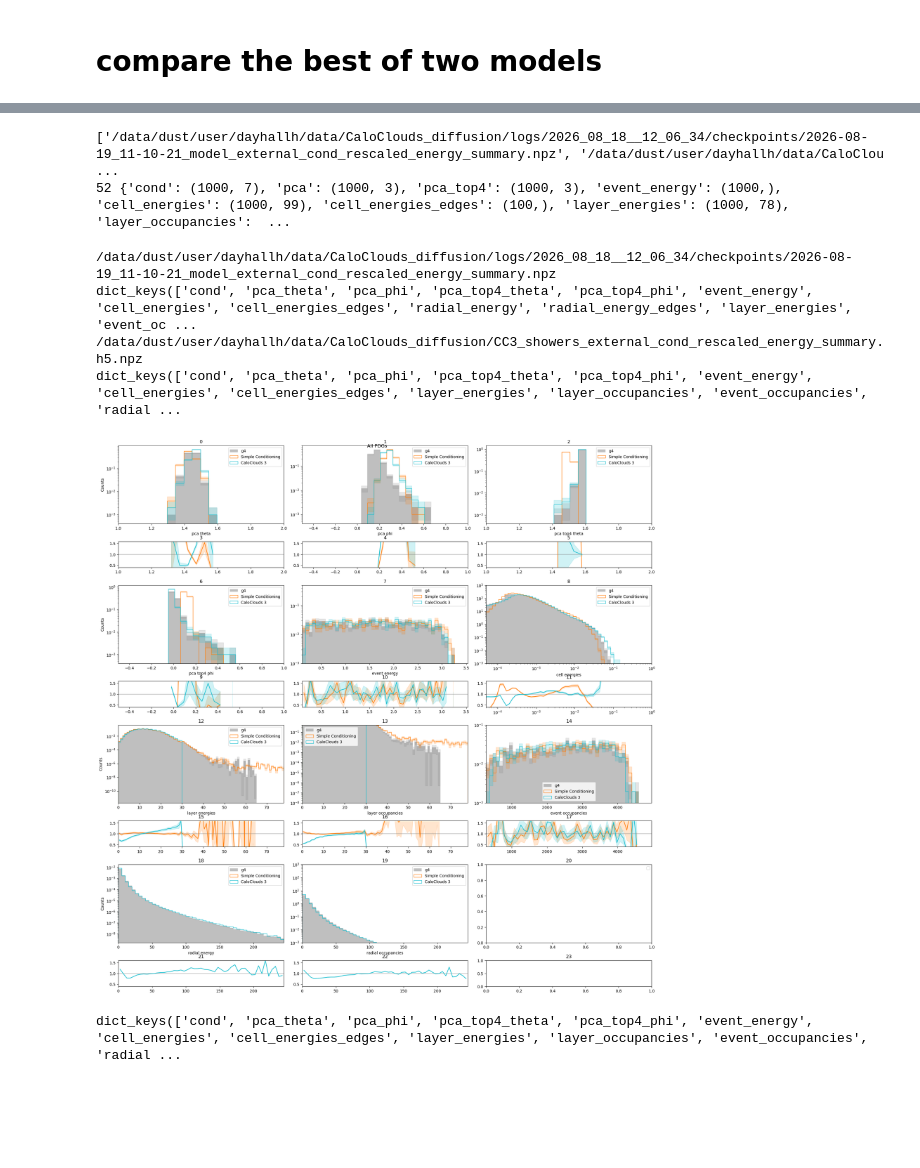
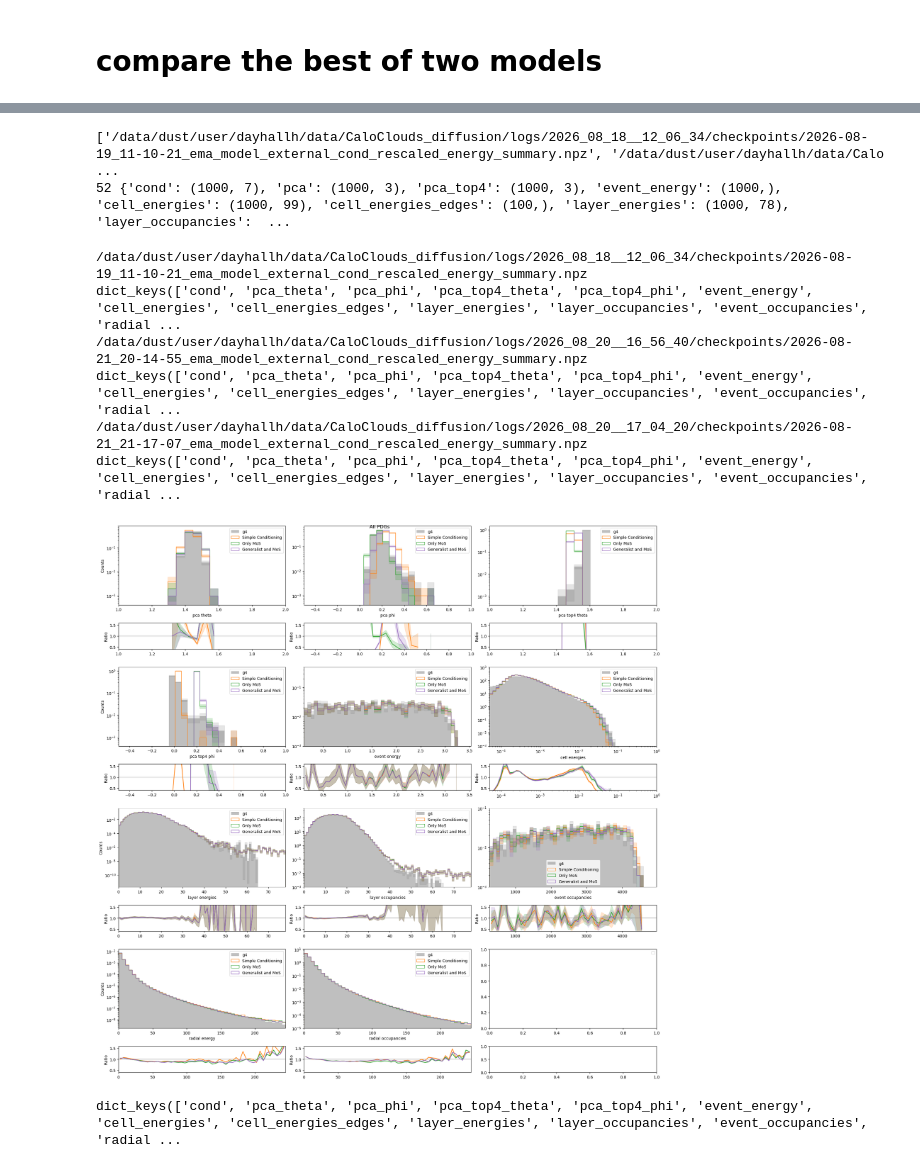
Before and after one commit to HenryDayHall/CaloCloudi, a Jupyter notebook: scripts/compare-summary.ipynb, the cells around one changed output, grey strips where cells are left out. Saved outputs shown, nothing was run; the diff lists cells and outputs as text; code cells hidden in the pictures; blank space fills up the shorter version.

```diff
--- a/scripts/compare-summary.ipynb
+++ b/scripts/compare-summary.ipynb
@@ -32,26 +33,41 @@ log_dir2 = "/data/dust/user/dayhallh/data/CaloClouds_diffusion/logs/2026_08_18__
 # new moe/mos
 log_dir3 =  "/data/dust/user/dayhallh/data/CaloClouds_diffusion/logs/2026_08_20__17_04_20/"  # working
 log_dir4 =  "/data/dust/user/dayhallh/data/CaloClouds_diffusion/logs/2026_08_19__22_38_22/"  # working
-log_dir5 =  "/data/dust/user/dayhallh/data/CaloClouds_diffusion/logs/2026_08_20__16_56_40/"  # not working
+log_dir5 =  "/data/dust/user/dayhallh/data/CaloClouds_diffusion/logs/2026_08_20__16_56_40/"  # working
 log_dir6 =  "/data/dust/user/dayhallh/data/CaloClouds_diffusion/logs/2026_08_19__22_43_47/"  # working
 
-logs_to_compare = [log_dir2]
+#logs_to_compare = [log_dir2, log_dir5]
 #logs_to_compare = [log_dir2, log_dir4, log_dir6]
+logs_to_compare = [log_dir2, log_dir5, log_dir3] # not done yet
+show_cc3 = False
+use_ema = True
 
 #summary_suffix = "_summary.npz"
 #summary_suffix = "_rescaled_energy_summary.npz"
 summary_suffix = "_external_cond_rescaled_energy_summary.npz"
 best_records = []
 infos = []
+save_name = "Compare"
+
+if use_ema:
+    save_name += "_emas"
+if show_cc3:
+    save_name += "_CC3"
 for log_dir in logs_to_compare:
     if not os.path.exists(log_dir):
         print(f"Can't find {log_dir}")
     info = os.path.basename(glob.glob(os.path.join(log_dir, "_a_*"))[0])[3:].replace("_", " ")
     infos.append(info)
+    print(info)
+    comp_name = pretty_names[info].replace(" ", "")
+    save_name += "_" + comp_name
     best_record = os.path.join(log_dir, "last_best_seen.txt")
     if os.path.exists(best_record):
         with open(best_record, 'r') as ff:
             best_model_path = ff.read().strip()
+        if use_ema:
+            best_model_path = best_model_path.replace("model", "ema_model")
+
         print(f"The best checkpoint is {best_model_path}")
     else:
         print(f"Can't see a {best_record}, consider running scripts/generate_summary_plots_best.py")
@@ -67,4 +83,7 @@ for level in ["data", "cells"]:
             display(Image(filename=f'{model_path[:-3]}_{level}_{event_index}.png'))
         except FileNotFoundError:
             continue
+
+save_base = os.path.join(img_dir, save_name)
+print(save_base)
 # %% [output]
@@ -82,9 +105,10 @@ ref_path = ref_paths[2]
 
 
 sample_paths = [model_path.replace(".pt", summary_suffix) for model_path in best_records]
-cc3_path = "/data/dust/user/dayhallh/data/CaloClouds_diffusion/CC3_showers_external_cond_rescaled_energy_summary.h5.npz"
-sample_paths.append(cc3_path)
-infos.append("cc3")
+if show_cc3:
+    cc3_path = "/data/dust/user/dayhallh/data/CaloClouds_diffusion/CC3_showers_external_cond_rescaled_energy_summary.h5.npz"
+    sample_paths.append(cc3_path)
+    infos.append("cc3")
 
 print(sample_paths)
 
@@ -92,7 +116,7 @@ ref = np.load(ref_path)
 # first dimension is events
 print(len(ref.keys()), {key:ref[key].shape for key in list(ref.keys())})
 # %% [output]
-['/data/dust/user/dayhallh/data/CaloClouds_diffusion/logs/2026_08_18__12_06_34/checkpoints/2026-08-19_11-10-21_model_external_cond_rescaled_energy_summary.npz', '/data/dust/user/dayhallh/data/CaloClou ...
+['/data/dust/user/dayhallh/data/CaloClouds_diffusion/logs/2026_08_18__12_06_34/checkpoints/2026-08-19_11-10-21_ema_model_external_cond_rescaled_energy_summary.npz', '/data/dust/user/dayhallh/data/Calo ...
 52 {'cond': (1000, 7), 'pca': (1000, 3), 'pca_top4': (1000, 3), 'event_energy': (1000,), 'cell_energies': (1000, 99), 'cell_energies_edges': (100,), 'layer_energies': (1000, 78), 'layer_occupancies':  ...
 # %%
 
@@ -165,10 +189,10 @@ rescales = {0: (1, 2, None, None),
             7: (None, None, 10**-3, 0.5),
             8: (5*10**-5, 1, 10**-3, 1000),
             12: (None, None, None, None),
-            13: (None, None, 10**-8, 0.5),
+            13: (None, None, 10**-3, None),
             14: (None, None, 10**-3, 0.1),
             18: (None, None, None, None),
-            19: (None, None, 10**-3, 1000),
+            19: (None, None, 10**-5, 10),
            }
 
 def plot_labels(x_labels, title):
@@ -215,38 +239,41 @@ def plot_labels(x_labels, title):
 
 
     ratio_plots.fig.suptitle(title)
     ratio_plots.finalise()
     for i, ax in enumerate(ratio_plots.axes.flatten()):
         if i in rescales:
             xmin, xmax, ymin, ymax = rescales[i]
             ax.set_xlim(xmin, xmax)
             ax.set_ylim(ymin, ymax)
             ax.legend()
-        ax.set_title(str(i))
+        #ax.set_title(str(i))
     for i, ax in enumerate(ratio_plots.axes.flatten()[3:]):
         if i in rescales:
             xmin, xmax, ymin, ymax = rescales[i]
             ax.set_xlim(xmin, xmax)
+            ax.set_ylabel("Ratio")
 
 
 
 
 a_ref = augment_with_angles(ref)
 
 # collect the keys to plot (skip cond and any *_edges keys)
 plot_keys = [
     key
     for key in a_ref.keys()
     if key != "cond" and not key.endswith("_edges")
     and not key.startswith("pdg_")
 ]
 plot_labels(plot_keys, "All PDGs")
 # %% [output]
-/data/dust/user/dayhallh/data/CaloClouds_diffusion/logs/2026_08_18__12_06_34/checkpoints/2026-08-19_11-10-21_model_external_cond_rescaled_energy_summary.npz
-dict_keys(['cond', 'pca_theta', 'pca_phi', 'pca_top4_theta', 'pca_top4_phi', 'event_energy', 'cell_energies', 'cell_energies_edges', 'radial_energy', 'radial_energy_edges', 'layer_energies', 'event_oc ...
-/data/dust/user/dayhallh/data/CaloClouds_diffusion/CC3_showers_external_cond_rescaled_energy_summary.h5.npz
+/data/dust/user/dayhallh/data/CaloClouds_diffusion/logs/2026_08_18__12_06_34/checkpoints/2026-08-19_11-10-21_ema_model_external_cond_rescaled_energy_summary.npz
 dict_keys(['cond', 'pca_theta', 'pca_phi', 'pca_top4_theta', 'pca_top4_phi', 'event_energy', 'cell_energies', 'cell_energies_edges', 'layer_energies', 'layer_occupancies', 'event_occupancies', 'radial ...
+/data/dust/user/dayhallh/data/CaloClouds_diffusion/logs/2026_08_20__16_56_40/checkpoints/2026-08-21_20-14-55_ema_model_external_cond_rescaled_energy_summary.npz
+dict_keys(['cond', 'pca_theta', 'pca_phi', 'pca_top4_theta', 'pca_top4_phi', 'event_energy', 'cell_energies', 'cell_energies_edges', 'layer_energies', 'layer_occupancies', 'event_occupancies', 'radial ...
+/data/dust/user/dayhallh/data/CaloClouds_diffusion/logs/2026_08_20__17_04_20/checkpoints/2026-08-21_21-17-07_ema_model_external_cond_rescaled_energy_summary.npz
+dict_keys(['cond', 'pca_theta', 'pca_phi', 'pca_top4_theta', 'pca_top4_phi', 'event_energy', 'cell_energies', 'cell_energies_edges', 'layer_energies', 'layer_occupancies', 'event_occupancies', 'radial ...
-[figure, old version]
+[figure, new version]
 # %%
 a_ref.keys()
 # %% [output]
```
Also changed, not shown: parts of 5 cells of this notebook, 9 other files.
